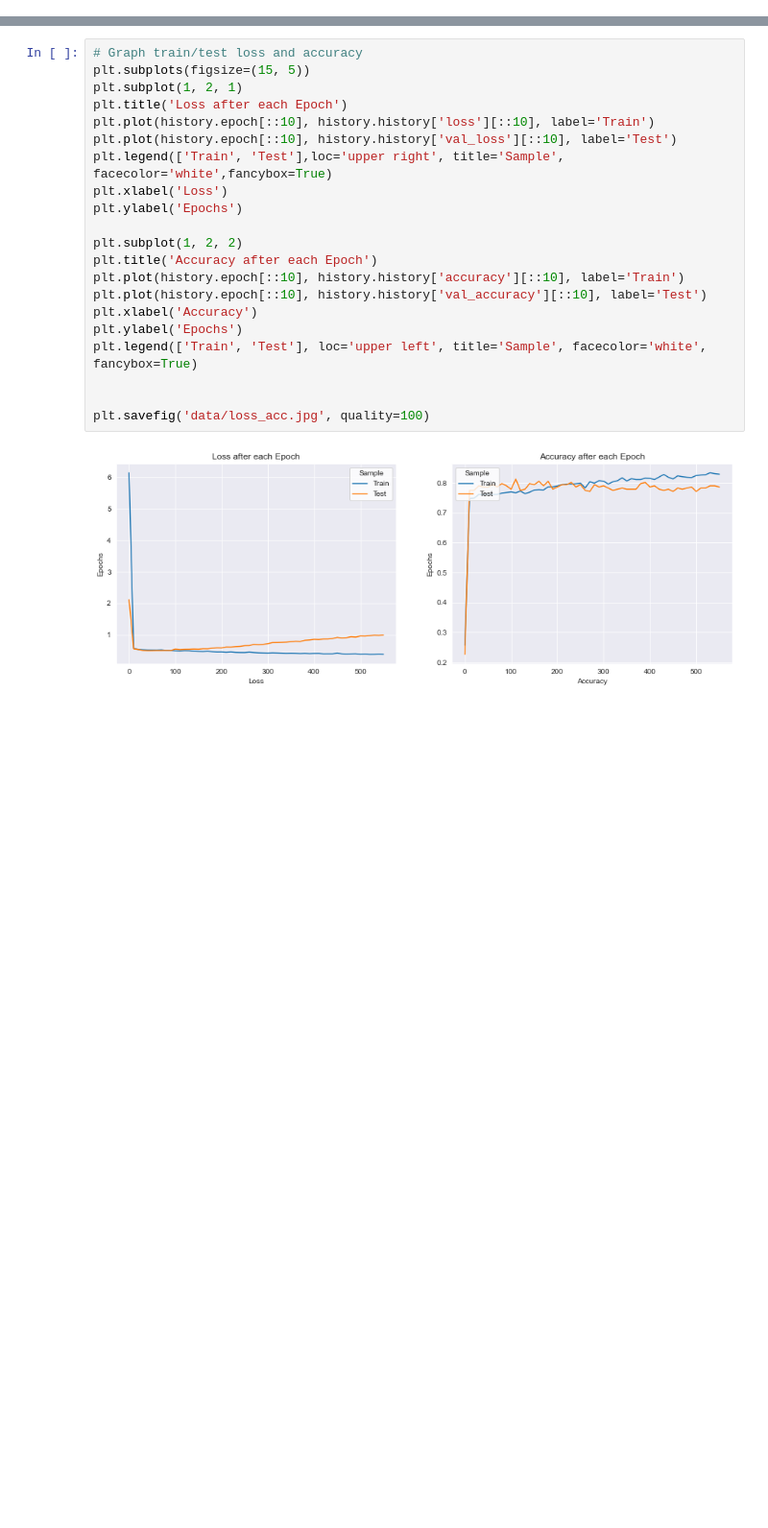
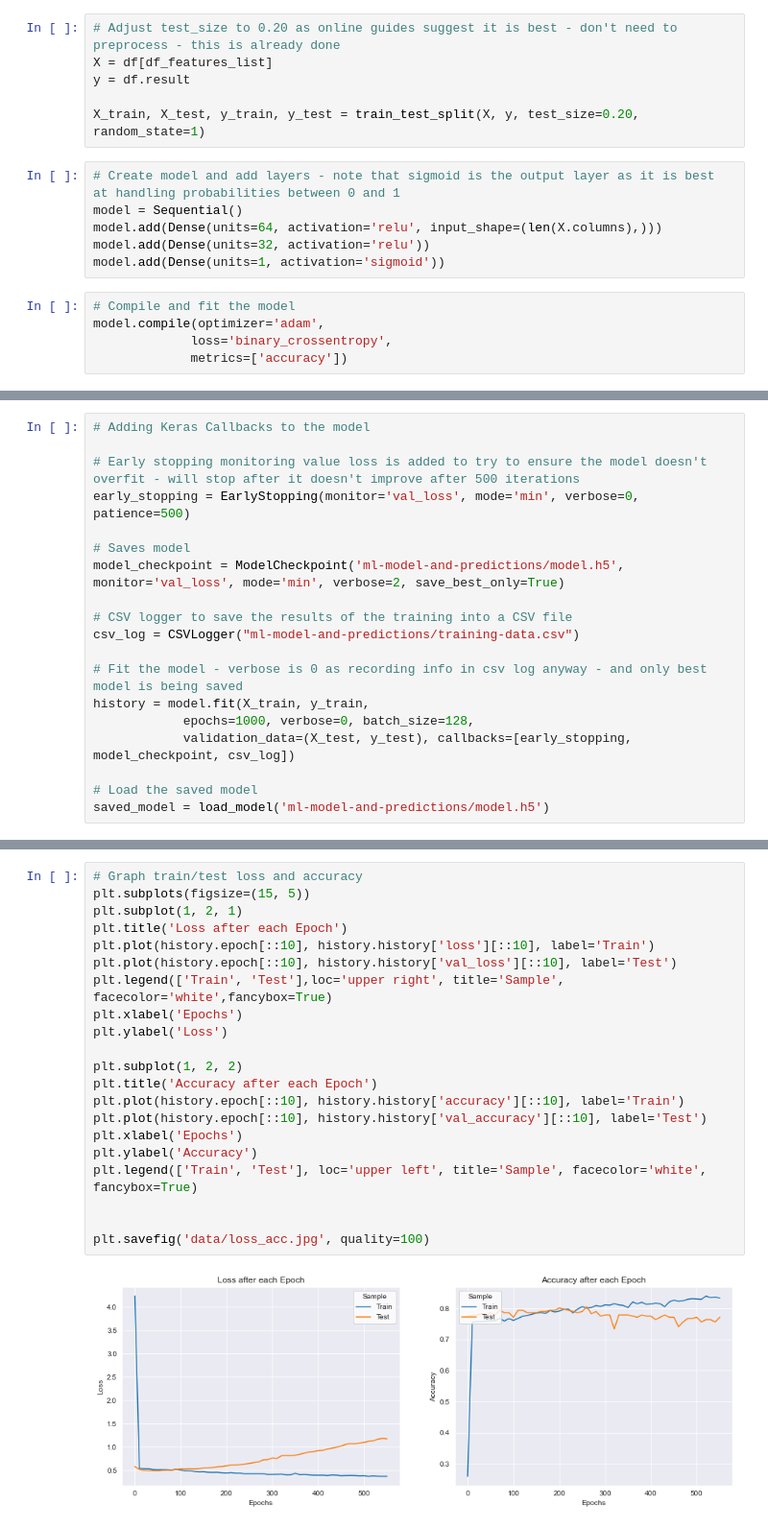
Before and after one commit to jfield24/Final-Project, a Jupyter notebook: Aus_Open_Predictor.ipynb, the cells around one changed output, grey strips where cells are left out. Shown at 96% size. Drawn from its saved outputs; the diff is of its cells as text; blank space fills up the shorter version.

Commit message:
update to features, model and reorganised folders

```diff
--- a/Aus_Open_Predictor.ipynb
+++ b/Aus_Open_Predictor.ipynb
@@ -83,0 +49,17 @@ Epoch 00556: val_loss did not improve from 0.48848
+# %%
+# Adjust test_size to 0.20 as online guides suggest it is best - don't need to preprocess - this is already done
+X = df[df_features_list]
+y = df.result
+
+X_train, X_test, y_train, y_test = train_test_split(X, y, test_size=0.20, random_state=1)
+# %%
+# Create model and add layers - note that sigmoid is the output layer as it is best at handling probabilities between 0 and 1
+model = Sequential()
+model.add(Dense(units=64, activation='relu', input_shape=(len(X.columns),)))
+model.add(Dense(units=32, activation='relu'))
+model.add(Dense(units=1, activation='sigmoid'))
+# %%
+# Compile and fit the model
+model.compile(optimizer='adam',
+             loss='binary_crossentropy',
+             metrics=['accuracy'])
@@ -83,0 +83,19 @@ Epoch 00556: val_loss did not improve from 0.48848
+# %%
+# Adding Keras Callbacks to the model
+
+# Early stopping monitoring value loss is added to try to ensure the model doesn't overfit - will stop after it doesn't improve after 500 iterations
+early_stopping = EarlyStopping(monitor='val_loss', mode='min', verbose=0, patience=500)
+
+# Saves model
+model_checkpoint = ModelCheckpoint('ml-model-and-predictions/model.h5', monitor='val_loss', mode='min', verbose=2, save_best_only=True)
+
+# CSV logger to save the results of the training into a CSV file
+csv_log = CSVLogger("ml-model-and-predictions/training-data.csv")
+
+# Fit the model - verbose is 0 as recording info in csv log anyway - and only best model is being saved
+history = model.fit(X_train, y_train,
+            epochs=1000, verbose=0, batch_size=128,
+            validation_data=(X_test, y_test), callbacks=[early_stopping, model_checkpoint, csv_log])
+
+# Load the saved model
+saved_model = load_model('ml-model-and-predictions/model.h5')
@@ -92,26 +130,26 @@ Train Accuracy: 0.766, Test Accuracy: 0.786
 # %%
 # Graph train/test loss and accuracy
 plt.subplots(figsize=(15, 5))
 plt.subplot(1, 2, 1)
 plt.title('Loss after each Epoch')
 plt.plot(history.epoch[::10], history.history['loss'][::10], label='Train')
 plt.plot(history.epoch[::10], history.history['val_loss'][::10], label='Test')
 plt.legend(['Train', 'Test'],loc='upper right', title='Sample', facecolor='white',fancybox=True)
-plt.xlabel('Loss')
-plt.ylabel('Epochs')
+plt.xlabel('Epochs')
+plt.ylabel('Loss')
 
 plt.subplot(1, 2, 2)
 plt.title('Accuracy after each Epoch')
 plt.plot(history.epoch[::10], history.history['accuracy'][::10], label='Train')
 plt.plot(history.epoch[::10], history.history['val_accuracy'][::10], label='Test')
-plt.xlabel('Accuracy')
-plt.ylabel('Epochs')
+plt.xlabel('Epochs')
+plt.ylabel('Accuracy')
 plt.legend(['Train', 'Test'], loc='upper left', title='Sample', facecolor='white', fancybox=True)
 
 
 plt.savefig('data/loss_acc.jpg', quality=100)
 # %% [output]
-[figure, old version]
+[figure, new version]
 # %%
 # Test data classification report and confusion matrix
 from sklearn.metrics import classification_report, confusion_matrix
```
Also changed, not shown: parts of 14 cells of this notebook, 30 other files.
